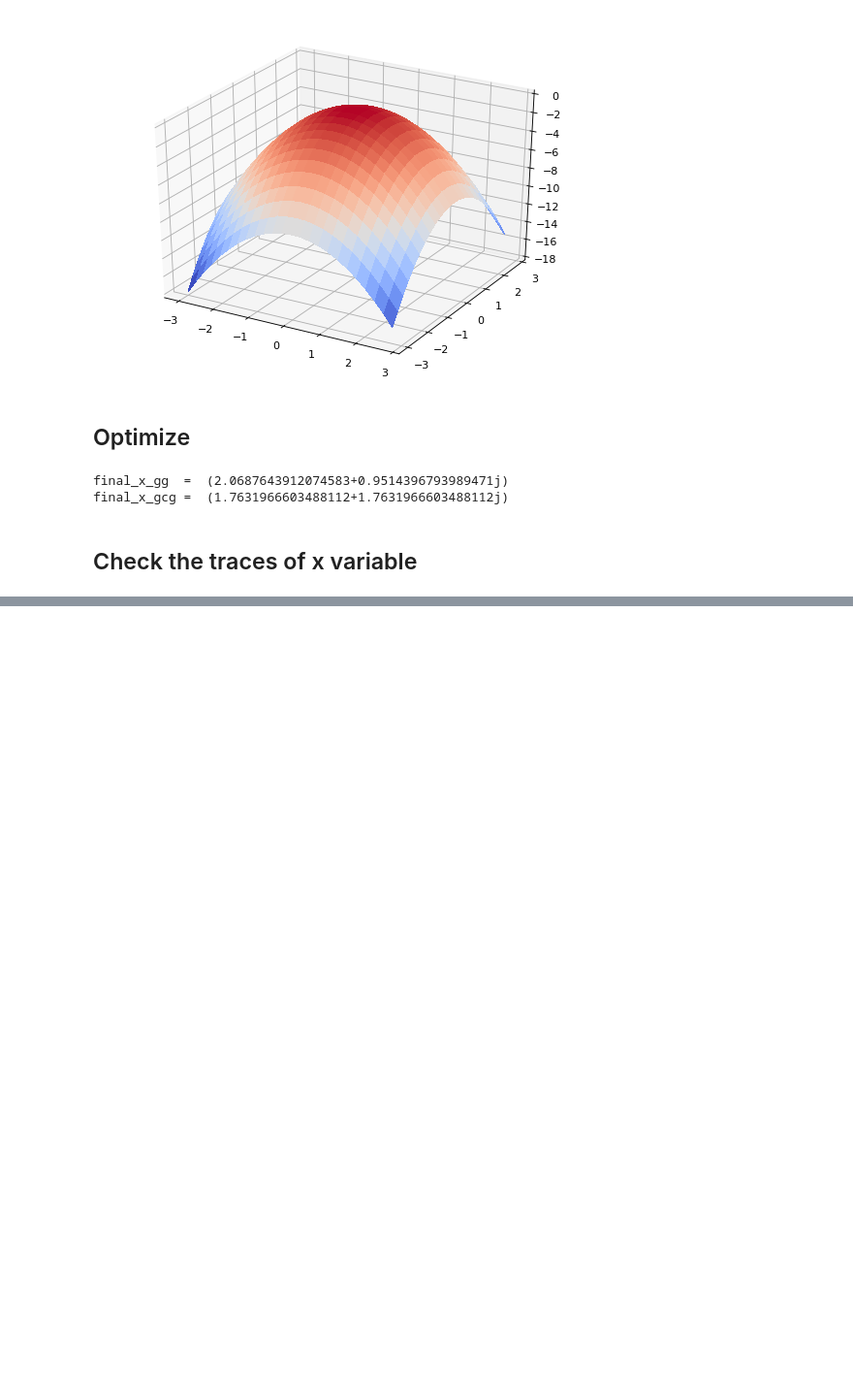
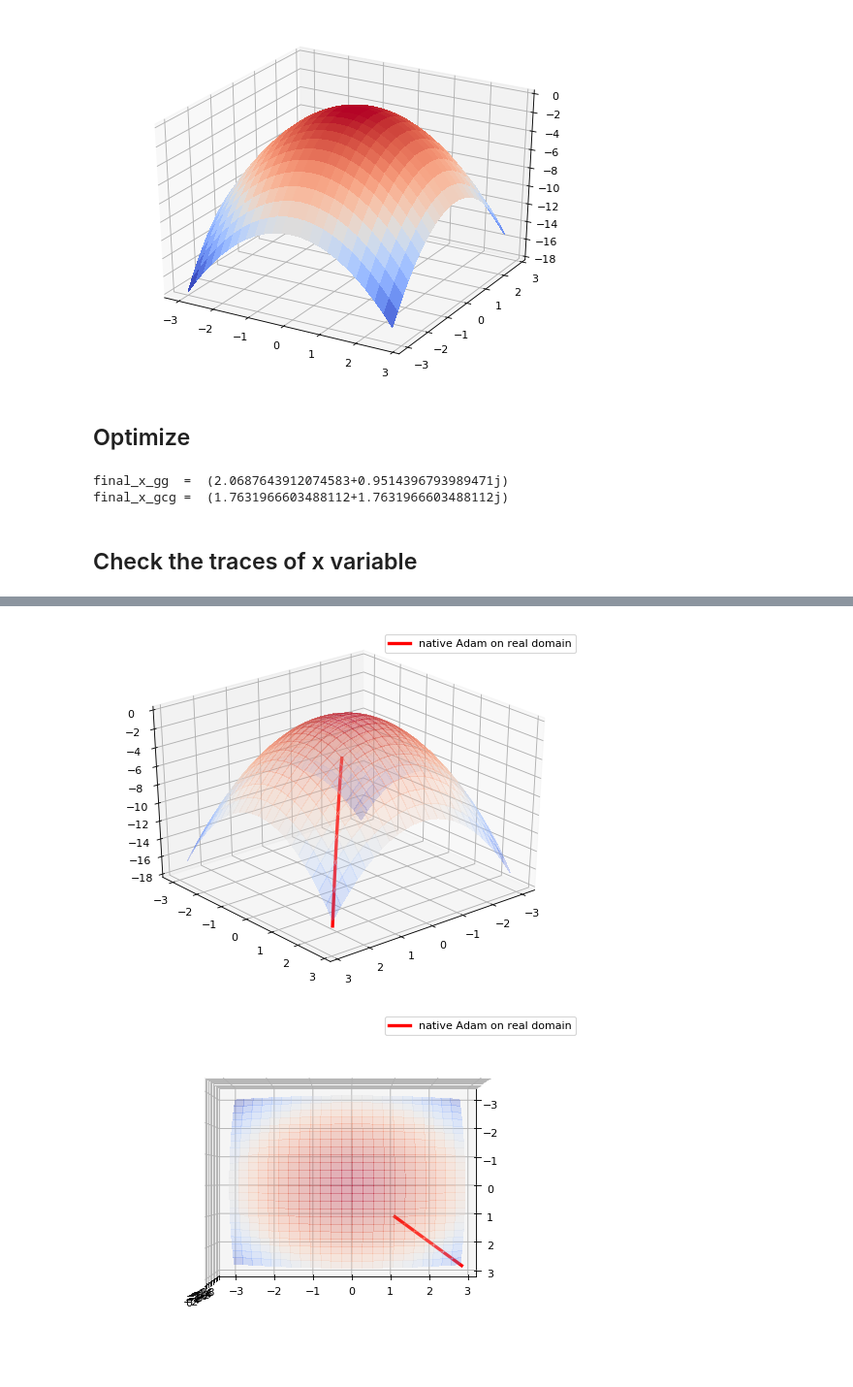
Before and after one commit to remifan/complex_adam, a Jupyter notebook: complex_adam_example.ipynb, the cells around one changed output, grey strips where cells are left out. Shown at 97% size. Cells and saved outputs as stored; diff of their text form; code cells hidden in the pictures; blank space fills up the shorter version.

```diff
--- a/complex_adam_example.ipynb
+++ b/complex_adam_example.ipynb
@@ -85,0 +116,20 @@ check_trace(90, 0)
+# %%
+def check_trace_realval(elev=30, azim=50):
+    fig = plt.figure(num=None, figsize=(8, 6), dpi=80)
+    ax = fig.gca(projection='3d')
+    # Make data.
+    re = np.arange(-3, 3, 0.25)
+    im = np.arange(-3, 3, 0.25)
+    re, im = np.meshgrid(re, im)
+    J = -(re**2 + im**2)
+    surf = ax.plot_surface(re, im, J, cmap=cm.coolwarm, linewidth=0, antialiased=False, alpha=0.3)
+    ax.plot3D(tr_xr_gg,tr_xi_gg,costfun_realval(tr_xr_gg,tr_xi_gg), 'r', linewidth=3);
+    ax.view_init(elev, azim)
+    ax.legend(["native Adam on real domain"])
+    plt.show()
+
+check_trace_realval()
+check_trace_realval(90, 0)
+# %% [output]
+[figure, added]
+[figure, added]
```
Also changed, not shown: parts of 3 cells of this notebook.
